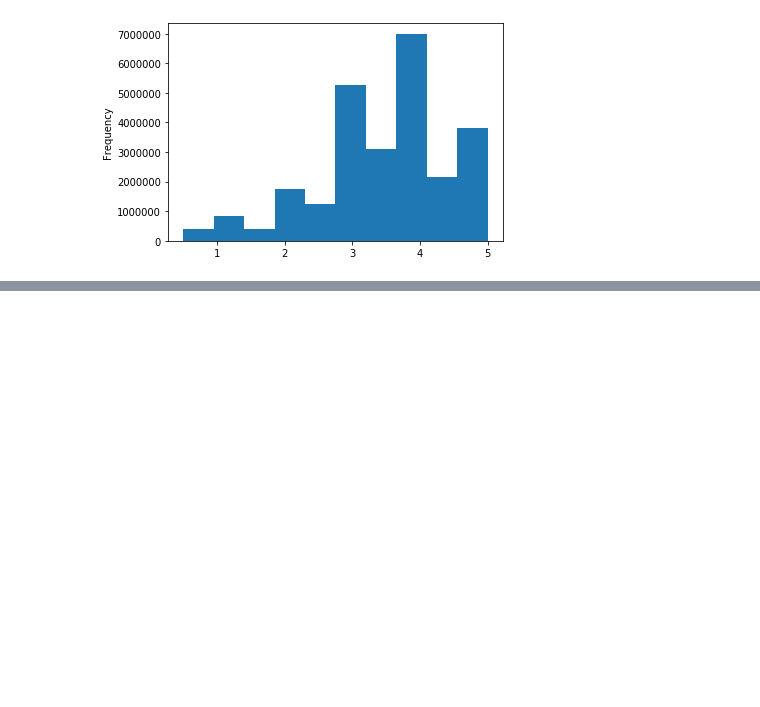
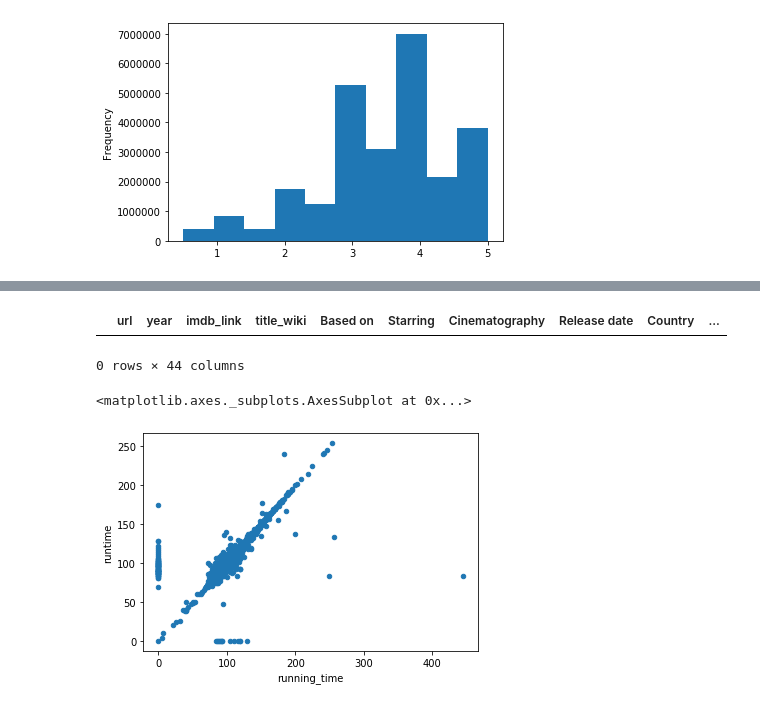
Before and after one commit to Alyssa-CG/Module8-Movies-ETL, a Jupyter notebook: Data Cleaning.ipynb, the cells around one changed output, grey strips where cells are left out. Cells and saved outputs as stored; diff of their text form; code cells hidden in the pictures; blank space fills up the shorter version.

Commit message:
First merge done

```diff
--- a/Data Cleaning.ipynb
+++ b/Data Cleaning.ipynb
@@ -1335,3 +1335,7 @@ min      5.000000e-01
 max      5.000000e+00
 Name: rating, dtype: float64
 [figure]
+# %%
+# Merge wiki data with Kaggle data
+
+movies_df = pd.merge(wiki_movies_df, kaggle_metadata, on='imdb_id', suffixes=['_wiki','_kaggle'])
@@ -1337,0 +1412,26 @@ Name: rating, dtype: float64
+# %%
+# Both look good but Kaggle looks more informative.
+# Check for missing titles in the Kaggle data. No nulls, so Wiki column will be dropped
+
+movies_df[(movies_df['title_kaggle'] == '') | (movies_df['title_kaggle'].isnull())]
+# %% [output]
+|  | url | year | imdb_link | title_wiki | Based on | Starring | Cinematography | Release date | Country | ... |
+0 rows × 44 columns
+# %%
+# Next, look at running_time (wiki) versus runtime (kaggle).
+# A scatter plot is a great way to give us a sense of how similar the columns are.
+# If the two columns were exactly the same, we’d see a scatter plot of
+# a perfectly straight line. Any wildly different values will show up as dots
+# far from that central line, and if one column is missing data, those values
+# will fall on the x-axis or y-axis
+
+# Because we’re dealing with merged data, we should expect there to be
+# missing values. Scatter plots won’t show null values, so we need to fill
+# them in with zeros when we’re making our plots to get the whole picture.
+
+# Fill in missing values with zero and make the scatter plot.
+
+movies_df.fillna(0).plot(x='running_time', y='runtime', kind='scatter')
+# %% [output]
+<matplotlib.axes._subplots.AxesSubplot at 0x...>
+[figure, added]
```
Also changed, not shown: parts of 25 cells of this notebook.
